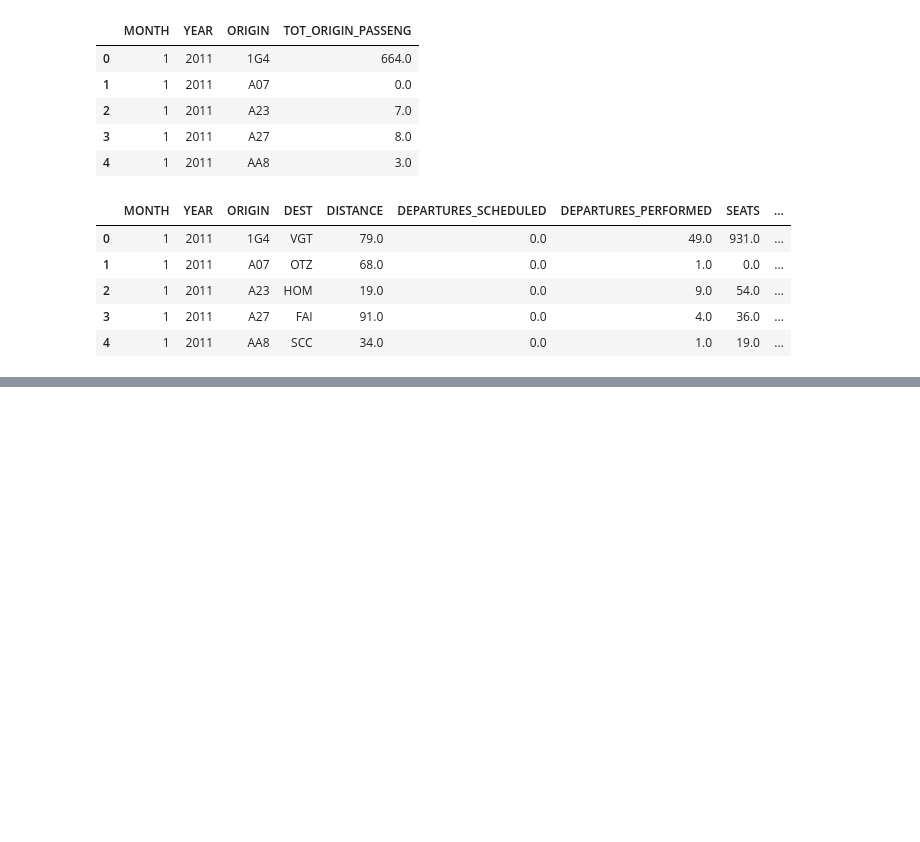
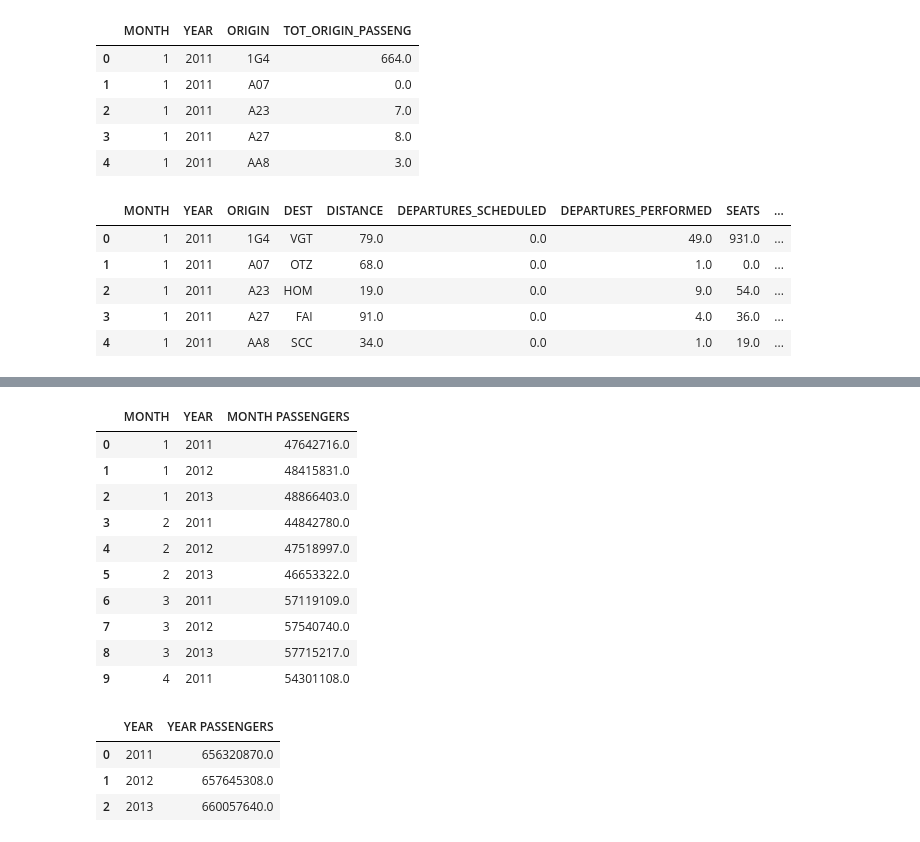
Before and after one commit to henrique-britoleao/air_passenger_traffic, a Jupyter notebook: data_treating.ipynb, the cells around one changed output, grey strips where cells are left out. Saved outputs shown, nothing was run; the diff lists cells and outputs as text; code cells hidden in the pictures; blank space fills up the shorter version.

```diff
--- a/data_treating.ipynb
+++ b/data_treating.ipynb
@@ -274,0 +302,28 @@ nicolas is amazing
+# %%
+date_df = flight[['MONTH', 'YEAR', 'PASSENGERS']].groupby(
+    ['MONTH', 'YEAR'], as_index=False
+                                                                    ).sum()
+date_df.rename(columns={'PASSENGERS': 'MONTH PASSENGERS'}, inplace=True)
+date_df.head(10)
+# %% [output]
+|  | MONTH | YEAR | MONTH PASSENGERS |
+| 0 | 1 | 2011 | 47642716.0 |
+| 1 | 1 | 2012 | 48415831.0 |
+| 2 | 1 | 2013 | 48866403.0 |
+| 3 | 2 | 2011 | 44842780.0 |
+| 4 | 2 | 2012 | 47518997.0 |
+| 5 | 2 | 2013 | 46653322.0 |
+| 6 | 3 | 2011 | 57119109.0 |
+| 7 | 3 | 2012 | 57540740.0 |
+| 8 | 3 | 2013 | 57715217.0 |
+| 9 | 4 | 2011 | 54301108.0 |
+# %%
+new_col = date_df[['YEAR', 'MONTH PASSENGERS']].groupby(
+    ['YEAR'], as_index=False).sum()
+new_col.rename(columns={'MONTH PASSENGERS': 'YEAR PASSENGERS'}, inplace=True)
+new_col.head()
+# %% [output]
+|  | YEAR | YEAR PASSENGERS |
+| 0 | 2011 | 656320870.0 |
+| 1 | 2012 | 657645308.0 |
+| 2 | 2013 | 660057640.0 |
```
Also changed, not shown: parts of 8 cells of this notebook.
